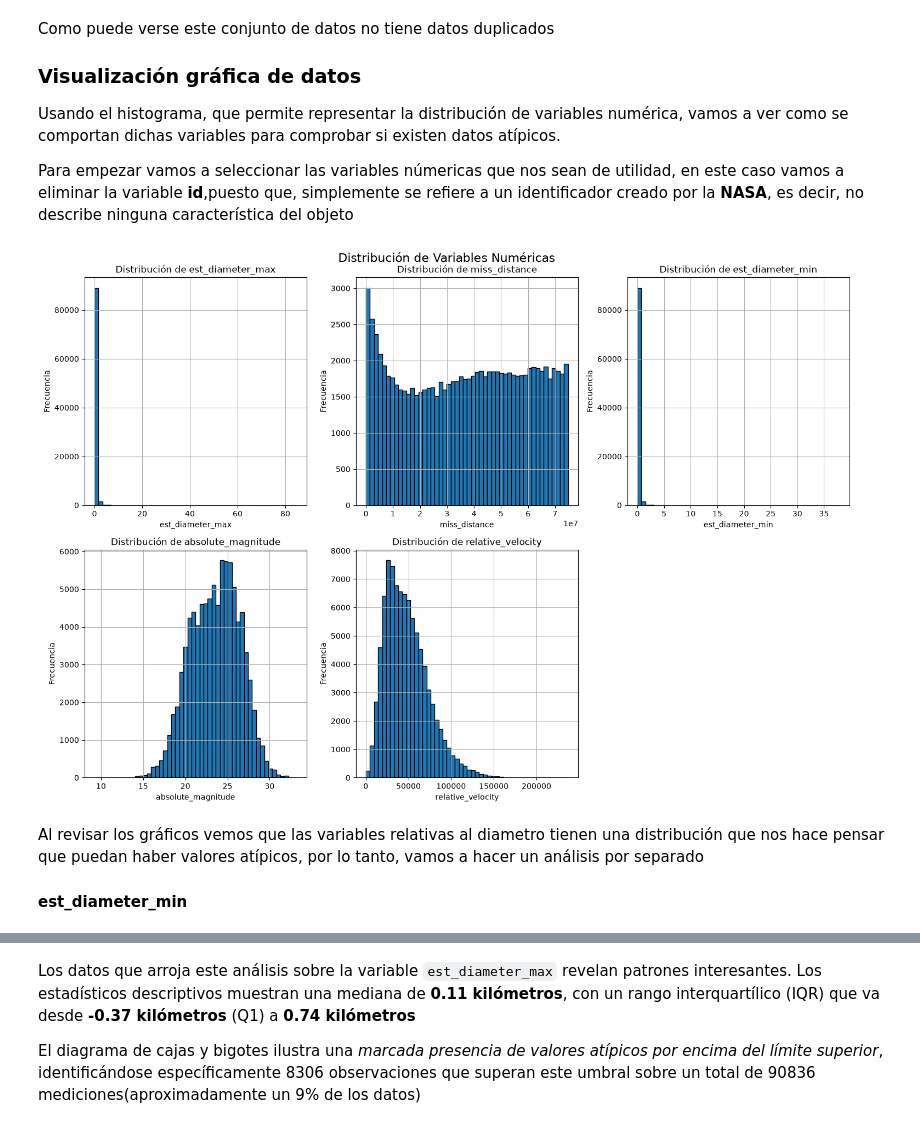
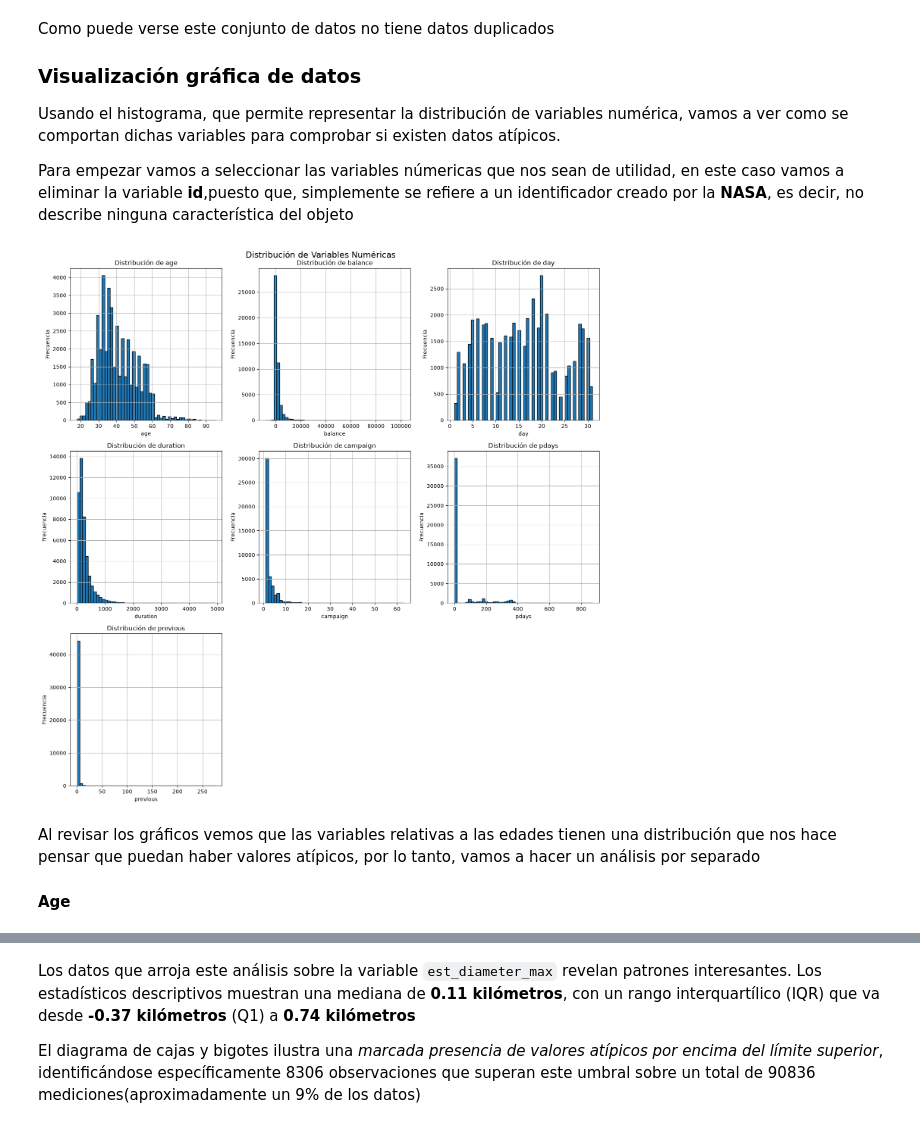
Before and after one commit to AndresDAM2526/PIA, a Jupyter notebook: Proyecto_1_Evaluacion.ipynb, the cells around one changed output, grey strips where cells are left out. Drawn from its saved outputs; the diff is of its cells as text; code cells hidden in the pictures.

Commit message:
Se cambia el datasey se empieza a hacer el EDA

```diff
--- a/Proyecto_1_Evaluacion.ipynb
+++ b/Proyecto_1_Evaluacion.ipynb
@@ -17,5 +20,5 @@ from sklearn.preprocessing import StandardScaler
 # %%
-dataset=pd.read_csv('data/neo_v2.csv')
+dataset=pd.read_csv('data/bank-full.csv',delimiter=";")
 dataset.info()
 # %% [output]
 <class 'pandas.DataFrame'>
@@ -76,0 +83,16 @@ Tras un primer vistazo y conocimiento de los datos vamos a hacer un análisis ex
+# %%
+dataset['default']=dataset['default'].map({
+    "no":0,
+    "yes":1
+})
+dataset['housing']=dataset['housing'].map({
+    "no":0,
+    "yes":1
+})
+dataset['loan']=dataset['loan'].map({
+    "no":0,
+    "yes":1
+})
+label_encoder=LabelEncoder()
+dataset['y']=label_encoder.fit_transform(dataset['y'])
+dataset.head()
@@ -98,39 +133,34 @@ Usando el histograma, que permite representar la distribución de variables num
 
 Para empezar vamos a seleccionar las variables númericas que nos sean de utilidad, en este caso vamos a eliminar la variable **id**,puesto que, simplemente se refiere a un identificador creado por la **NASA**, es decir, no describe ninguna característica del objeto
 # %%
-columnas_numericas={
-"est_diameter_min",
-"est_diameter_max",
-"relative_velocity",
-"miss_distance",
-"absolute_magnitude"}
+columnas_numericas=dataset.select_dtypes(include=['int64','float64'])
 nrows=3
 ncols=min(len(columnas_numericas),3)
 # Crear la figura y los subplots
 fig, axes = plt.subplots(nrows=nrows, ncols=ncols, figsize=(15, 5*nrows))
 fig.suptitle('Distribución de Variables Numéricas', fontsize=16)
 
 # Aplanar el array de ejes en caso de que sea 2D
 axes = axes.flatten() if len(columnas_numericas) > 3 else [axes]
 
 # Crear histogramas para cada variable numérica
 for i, col in enumerate(columnas_numericas):
     ax = axes[i]
     dataset[col].hist(ax=ax, bins=50, edgecolor='black')
     ax.set_title(f'Distribución de {col}')
     ax.set_xlabel(col)
     ax.set_ylabel('Frecuencia')
 
 # Ocultar subplots vacíos si los hay
 for j in range(i+1, len(axes)):
     fig.delaxes(axes[j])
 
 plt.tight_layout()
 plt.show()
 # %% [output]
-[figure, old version]
+[figure, new version]
 # %% [markdown]
-Al revisar los gráficos vemos que las variables relativas al diametro tienen una distribución que nos hace pensar que puedan haber valores atípicos, por lo tanto, vamos a hacer un análisis por separado
+Al revisar los gráficos vemos que las variables relativas a las edades tienen una distribución que nos hace pensar que puedan haber valores atípicos, por lo tanto, vamos a hacer un análisis por separado
 
-#### est_diameter_min
+#### Age
 # %%
```
Also changed, not shown: parts of 14 cells of this notebook, 3 other files.
